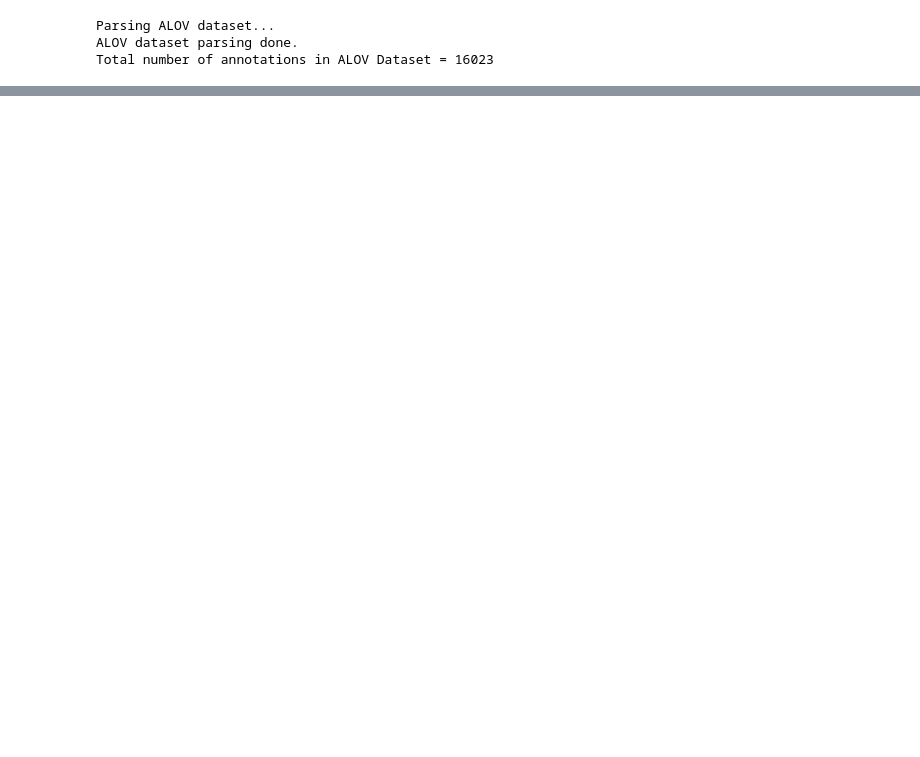
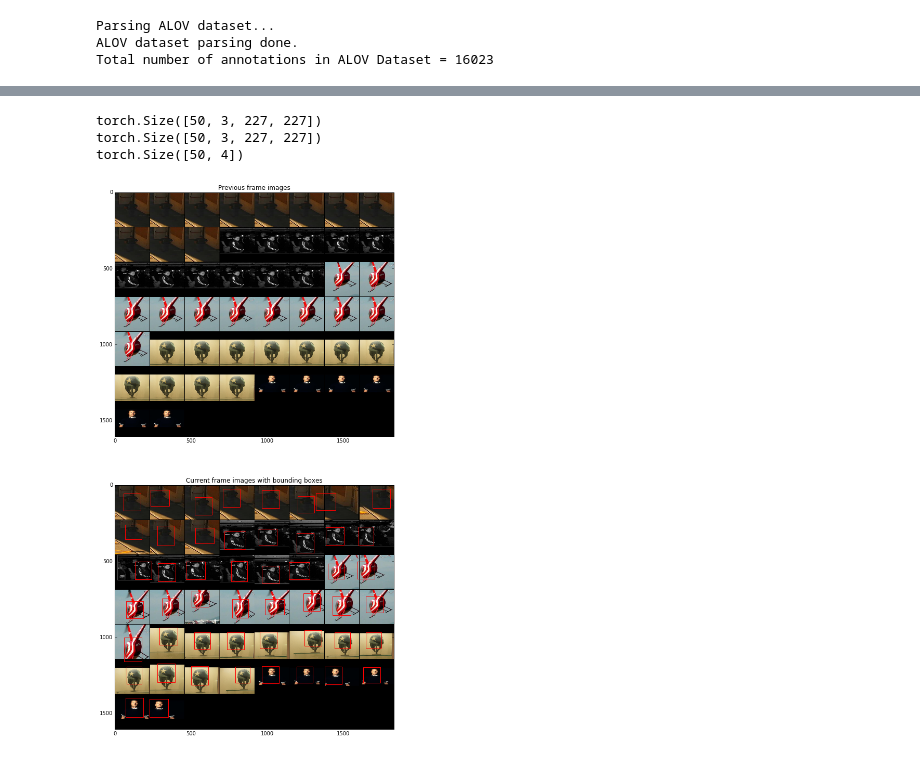
Before and after one commit to amoudgl/pygoturn, a Jupyter notebook: src/VisualizeBatches.ipynb, the cells around one changed output, grey strips where cells are left out. Cells and saved outputs as stored; diff of their text form; code cells hidden in the pictures; blank space fills up the shorter version.

```diff
--- a/src/VisualizeBatches.ipynb
+++ b/src/VisualizeBatches.ipynb
@@ -148,0 +148,24 @@ show_batch(batch)
+# %%
+running_batch_idx = 0
+running_batch = {'previmg': torch.Tensor(50, 3, 227, 227),
+         'currimg': torch.Tensor(50, 3, 227, 227),
+         'currbb': torch.Tensor(50, 4)}
+datasets = [alov, imagenet]
+done = 0
+while 1:
+    for i, dataset in enumerate(datasets):
+        running_batch, train_batch, done, running_batch_idx = get_training_batch(running_batch_idx, running_batch, dataset)
+    #            print 'running_batch_idx =', running_batch_idx
+        if done:
+            print train_batch['previmg'].size()
+            print train_batch['currimg'].size()
+            print train_batch['currbb'].size()
+            show_batch(train_batch)
+            break
+    if done:
+        break
+# %% [output]
+torch.Size([50, 3, 227, 227])
+torch.Size([50, 3, 227, 227])
+torch.Size([50, 4])
+[figure, added]
```
Also changed, not shown: parts of 16 cells of this notebook.
